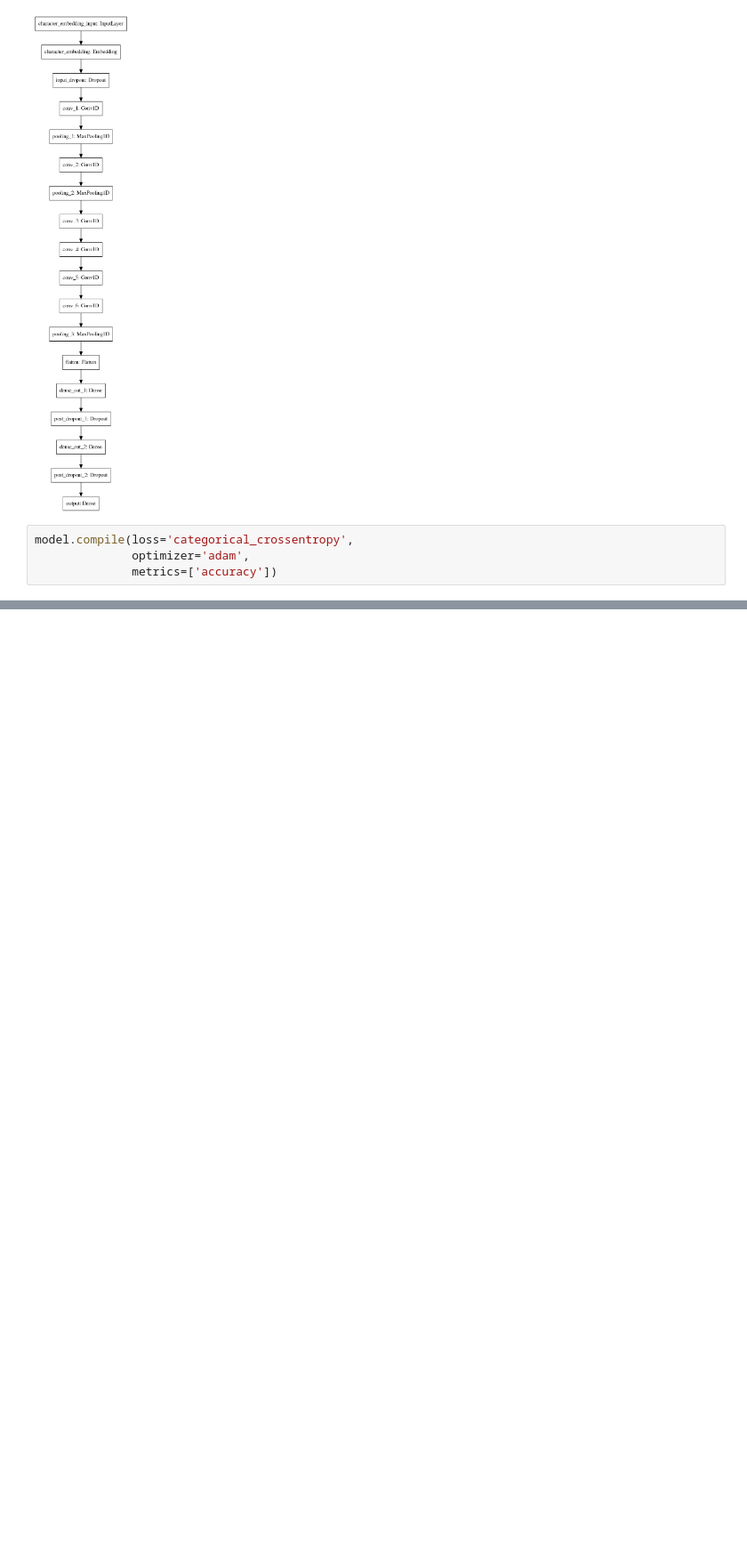
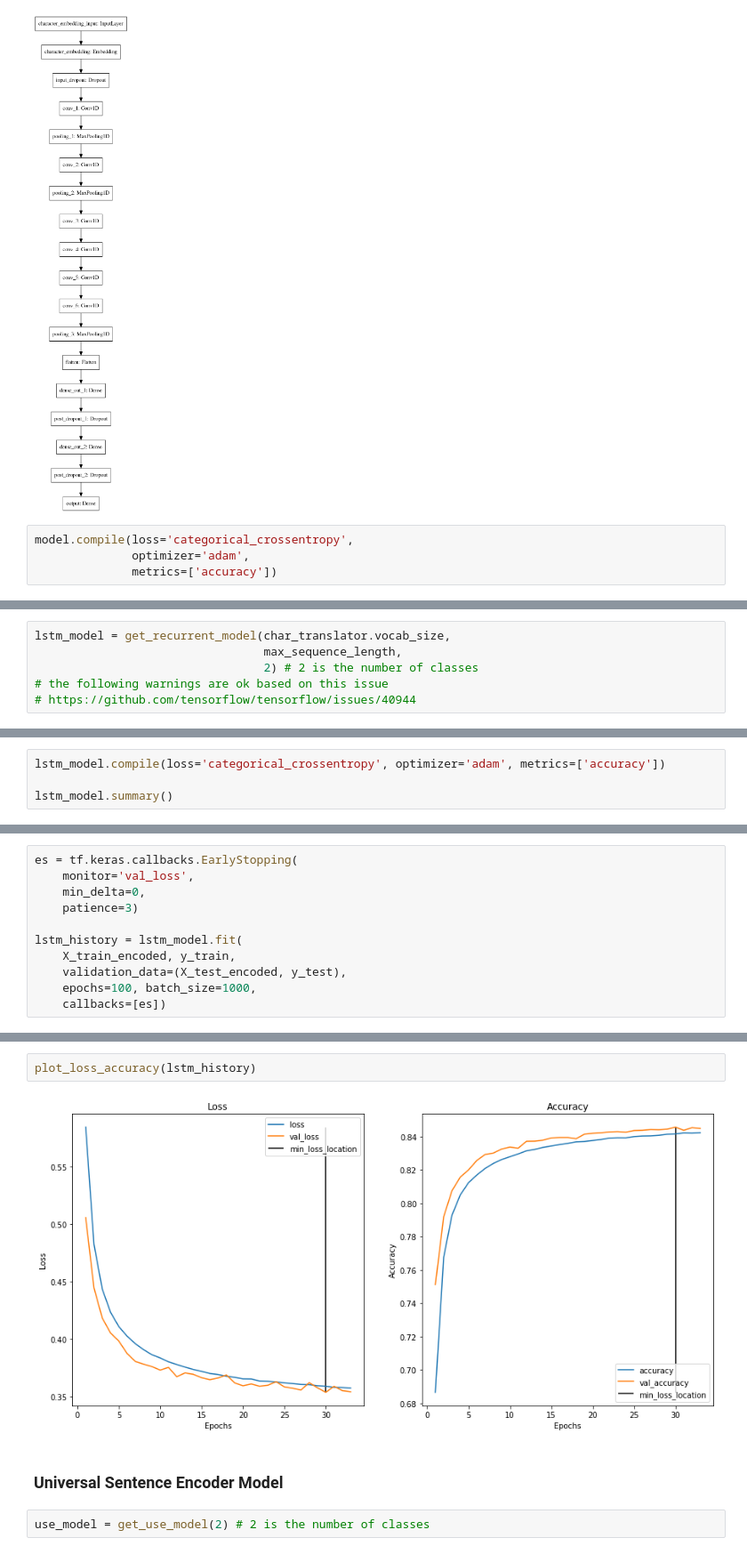
Before and after one commit to sjmiller8182/character-convolutions-classification, a Jupyter notebook: character-convolution-tutorial.ipynb, the cells around one changed output, grey strips where cells are left out. Shown at 89% size. Saved outputs shown, nothing was run; the diff lists cells and outputs as text; blank space fills up the shorter version.

Commit message:
complete model comparison

```diff
--- a/character-convolution-tutorial.ipynb
+++ b/character-convolution-tutorial.ipynb
@@ -238,0 +269,6 @@ Two other models are used for comparison: a bidirectional LSTM and the [Universa
+# %%
+lstm_model = get_recurrent_model(char_translator.vocab_size,
+                                 max_sequence_length,
+                                 2) # 2 is the number of classes
+# the following warnings are ok based on this issue
+# https://github.com/tensorflow/tensorflow/issues/40944
@@ -238,0 +279,4 @@ Two other models are used for comparison: a bidirectional LSTM and the [Universa
+# %%
+lstm_model.compile(loss='categorical_crossentropy', optimizer='adam', metrics=['accuracy'])
+
+lstm_model.summary()
@@ -238,0 +300,11 @@ Two other models are used for comparison: a bidirectional LSTM and the [Universa
+# %%
+es = tf.keras.callbacks.EarlyStopping(
+    monitor='val_loss',
+    min_delta=0,
+    patience=3)
+
+lstm_history = lstm_model.fit(
+    X_train_encoded, y_train,
+    validation_data=(X_test_encoded, y_test),
+    epochs=100, batch_size=1000,
+    callbacks=[es])
@@ -238,0 +329,8 @@ Two other models are used for comparison: a bidirectional LSTM and the [Universa
+# %%
+plot_loss_accuracy(lstm_history)
+# %% [output]
+[figure, added]
+# %% [markdown]
+### Universal Sentence Encoder Model <a id="use"></a>
+# %%
+use_model = get_use_model(2) # 2 is the number of classes
```
Also changed, not shown: parts of 23 cells of this notebook, 4 other files.
